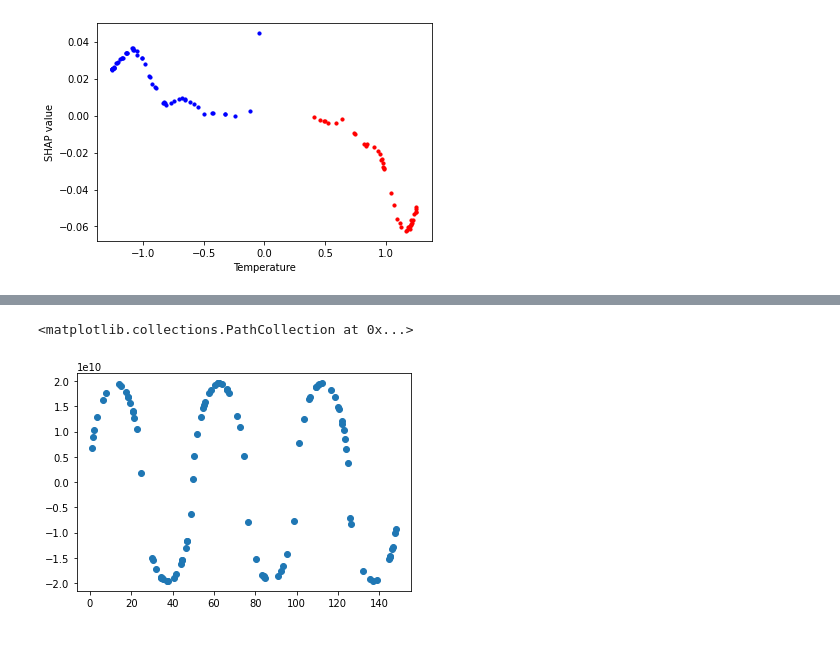
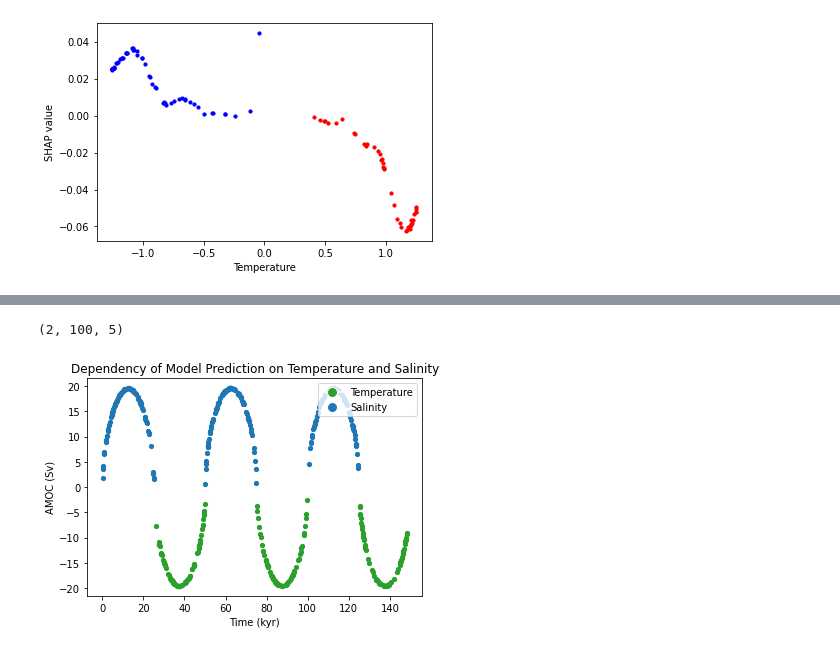
Before and after one commit to CompClimate/AMOC_XAI, a Jupyter notebook: stommel_shap_salinity_temp.ipynb, the cells around one changed output, grey strips where cells are left out. Cells and saved outputs as stored; diff of their text form; code cells hidden in the pictures.

```diff
--- a/stommel_shap_salinity_temp.ipynb
+++ b/stommel_shap_salinity_temp.ipynb
@@ -262,7 +184,7 @@ plt.legend(loc='upper right');
 # %% [output]
 [figure]
 # %%
-transformed_X = scaler.inverse_transform(X_val100)
+transformed_X = scaler.inverse_transform(X_val500)
 qvals = []
 alpha=0.2;
 beta=0.8;
@@ -322,11 +236,0 @@ shap_values_mean.shape
-# %%
-for i in range(100):
-    if shap_values_mean[0, i, 2] > shap_values_mean[0, i, 1]:
-        plt.scatter(transformed_X[i, 0], -k*(-alpha*transformed_X[i, 2] + beta*transformed_X[i, 1])/1e9, marker='x', color='black')
-    else:
-        plt.scatter(transformed_X[i, 0], -k*(-alpha*transformed_X[i, 2] + beta*transformed_X[i, 1])/1e9, marker='o', color='black')
-#plt.plot(transformed_X[:, 0], transformed_X[:, 0]*0, '-')
-plt.xlabel('Time (kyr)');
-plt.ylabel('AMOC (Sv)');
-plt.title('Dependency of Model Prediction on Temperature and Salinity');
-#plt.legend();
@@ -335,5 +236,0 @@ plt.title('Dependency of Model Prediction on Temperature and Salinity');
-# %%
-plt.scatter(transformed_X[:, 0], -k*(-alpha*transformed_X[:, 2] + beta*transformed_X[:, 1]))
-# %% [output]
-<matplotlib.collections.PathCollection at 0x...>
-[figure, removed]
@@ -339,0 +240,28 @@ plt.scatter(transformed_X[:, 0], -k*(-alpha*transformed_X[:, 2] + beta*transform
+# %%
+shap_values_mean.shape
+# %% [output]
+(2, 100, 5)
+# %%
+for i in range(500):
+    # temp > salinity => green
+    if shap_values_mean[0, i, 2] > shap_values_mean[0, i, 1]:
+        plt.scatter(transformed_X[i, 0], -k*(-alpha*transformed_X[i, 2] + beta*transformed_X[i, 1])/1e9, marker='o', s=18, color='#2ca02c')
+    else:
+        plt.scatter(transformed_X[i, 0], -k*(-alpha*transformed_X[i, 2] + beta*transformed_X[i, 1])/1e9, marker='o', s=18, color='#1f77b4')
+
+plt.xlabel('Time (kyr)');
+plt.ylabel('AMOC (Sv)');
+plt.title('Dependency of Model Prediction on Temperature and Salinity');
+
+# Define custom legend labels and colors (0 corresponds to one color, 1 to another)
+legend_labels = ['Temperature', 'Salinity']  # Custom labels
+colors = ['#2ca02c', '#1f77b4']  # Corresponding colors for the categories
+
+# Create custom legend handles
+legend_handles = [plt.Line2D([0], [0], marker='o', color='w', markerfacecolor=color, markersize=10) for color in colors]
+
+# Add the custom legend to the plot
+plt.legend(legend_handles, legend_labels, loc='upper right');
+plt.savefig('dependency_plot_500', dpi=300)
+# %% [output]
+[figure, added]
```
Also changed, not shown: parts of 13 cells of this notebook.
